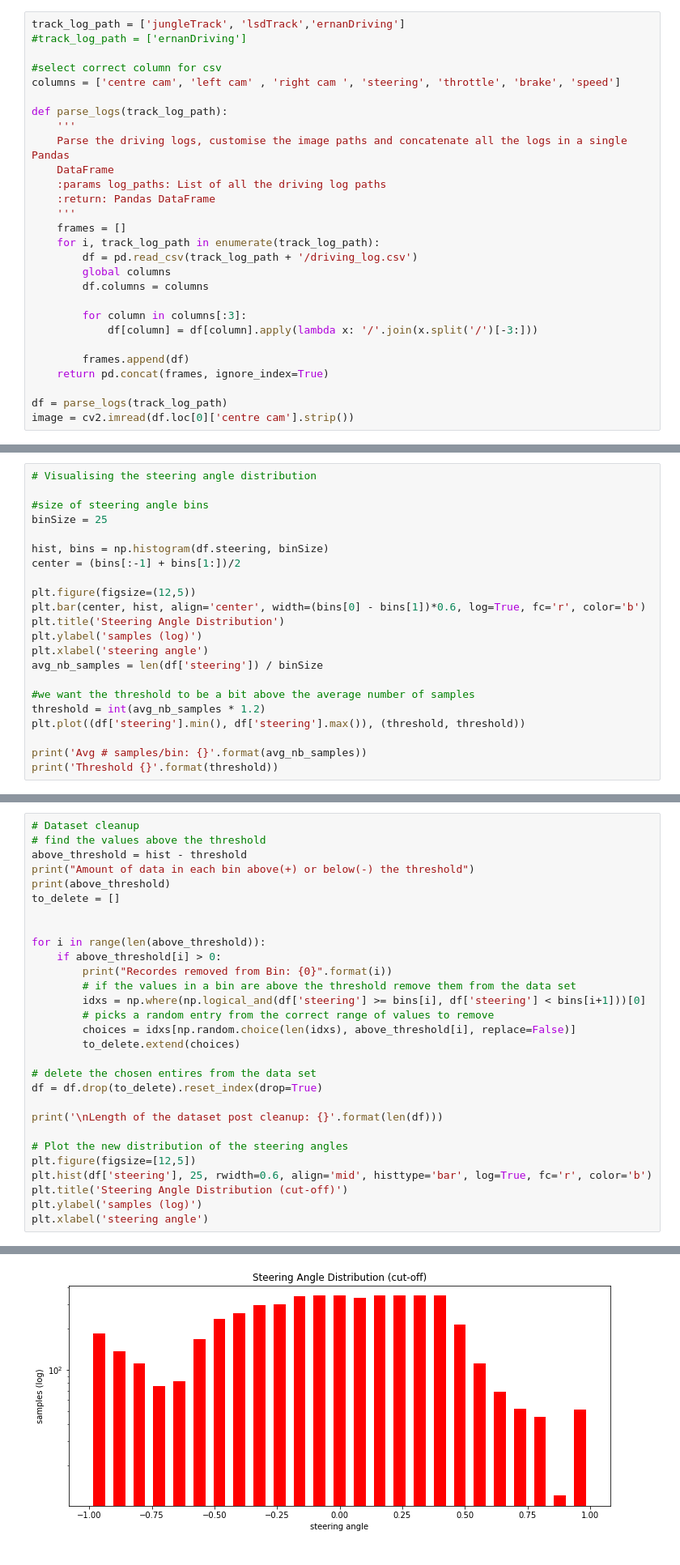
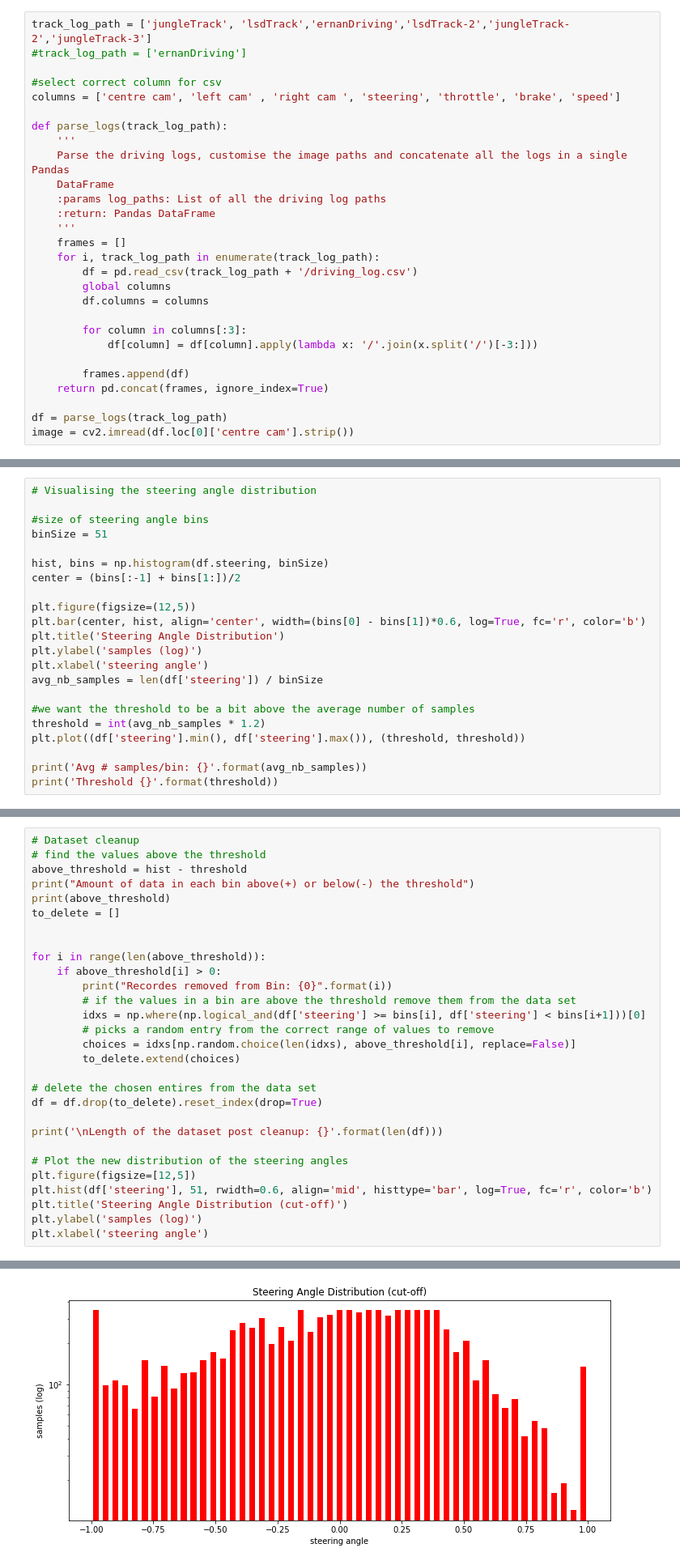
Before and after one commit to RobJLeonard/SelfDrivingCar, a Jupyter notebook: BehaviouralCloning/Training Data.ipynb, the cells around one changed output, grey strips where cells are left out. Shown at 81% size. Cells and saved outputs as stored; diff of their text form.

Commit message:
added new driving data and cleaned up heading mismatches in the different csv files

```diff
--- a/BehaviouralCloning/Training Data.ipynb
+++ b/BehaviouralCloning/Training Data.ipynb
@@ -26,7 +26,7 @@ import matplotlib.image as mpimg
 ## 1. Data Collection
 The driving information was collected in a simulated environment to make it easy to record all the car controls and the environment the car sees infront of it through 3 cameras. The car was driven around two tracks in the simulator multiple times and in different directions or focusing on different parts to collect a balanced and varied data so that the neural network will be able to handle many different situations.
 # %%
-track_log_path = ['jungleTrack', 'lsdTrack','ernanDriving']
+track_log_path = ['jungleTrack', 'lsdTrack','ernanDriving','lsdTrack-2','jungleTrack-2','jungleTrack-3']
 #track_log_path = ['ernanDriving']
 
 #select correct column for csv
@@ -81,7 +81,7 @@ Image shape: (160, 320, 3)
 # Visualising the steering angle distribution
 
 #size of steering angle bins
-binSize = 25
+binSize = 51
 
 hist, bins = np.histogram(df.steering, binSize)
 center = (bins[:-1] + bins[1:])/2
@@ -140,7 +140,7 @@ print('\nLength of the dataset post cleanup: {}'.format(len(df)))
 
 # Plot the new distribution of the steering angles
 plt.figure(figsize=[12,5])
-plt.hist(df['steering'], 25, rwidth=0.6, align='mid', histtype='bar', log=True, fc='r', color='b')
+plt.hist(df['steering'], 51, rwidth=0.6, align='mid', histtype='bar', log=True, fc='r', color='b')
 plt.title('Steering Angle Distribution (cut-off)')
 plt.ylabel('samples (log)')
 plt.xlabel('steering angle')
@@ -159,5 +166,5 @@ Length of the dataset post cleanup: 5171
 Text(0.5,0,'steering angle')
-[figure, old version]
+[figure, new version]
 # %%
 # select a random entry in the data
 recordEntry=2018
```
Also changed, not shown: parts of 7 cells of this notebook.
